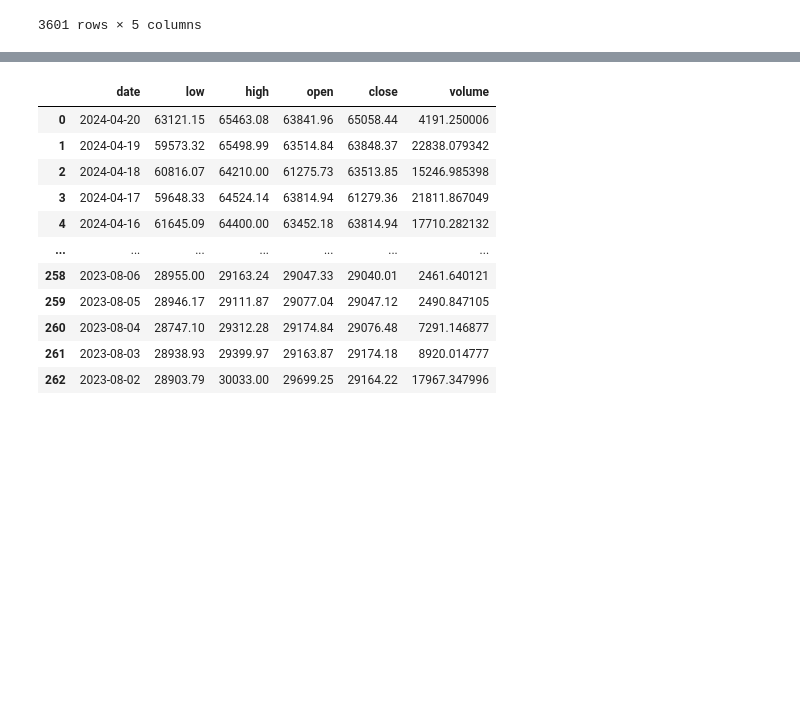
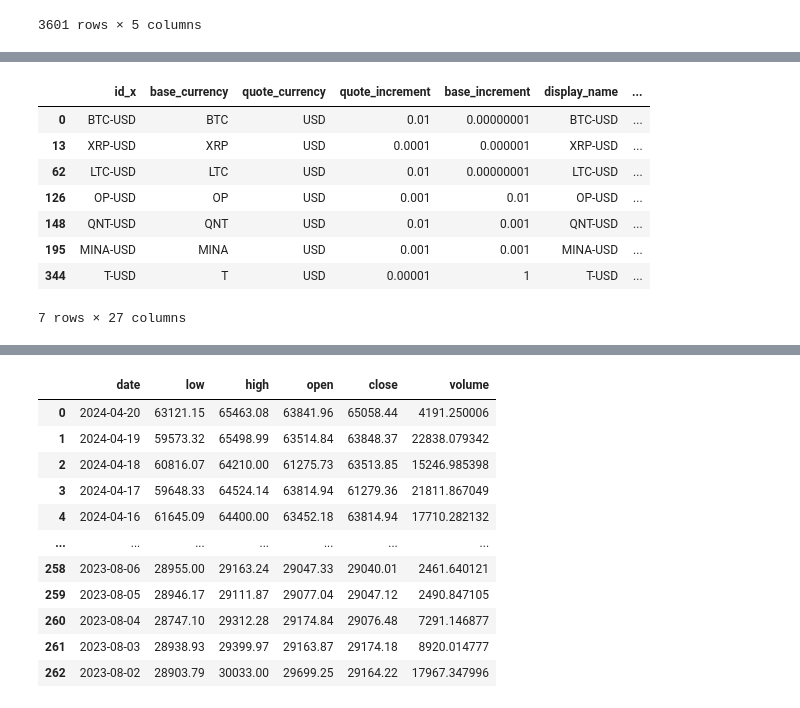
Before and after one commit to vavabramov/diversified_portfolio, a Jupyter notebook: data_collection.ipynb, the cells around one changed output, grey strips where cells are left out. Drawn from its saved outputs; the diff is of its cells as text; code cells hidden in the pictures; blank space fills up the shorter version.

```diff
--- a/data_collection.ipynb
+++ b/data_collection.ipynb
@@ -166,0 +211,12 @@ category_mapping.to_csv('crypto_categories.csv', index=False)
+# %%
+l[l['name_y'].isnull()]
+# %% [output]
+|  | id_x | base_currency | quote_currency | quote_increment | base_increment | display_name | ... |
+| 0 | BTC-USD | BTC | USD | 0.01 | 0.00000001 | BTC-USD | ... |
+| 13 | XRP-USD | XRP | USD | 0.0001 | 0.000001 | XRP-USD | ... |
+| 62 | LTC-USD | LTC | USD | 0.01 | 0.00000001 | LTC-USD | ... |
+| 126 | OP-USD | OP | USD | 0.001 | 0.01 | OP-USD | ... |
+| 148 | QNT-USD | QNT | USD | 0.01 | 0.001 | QNT-USD | ... |
+| 195 | MINA-USD | MINA | USD | 0.001 | 0.001 | MINA-USD | ... |
+| 344 | T-USD | T | USD | 0.00001 | 1 | T-USD | ... |
+7 rows × 27 columns
```
Also changed, not shown: parts of 19 cells of this notebook, 5 other files.
